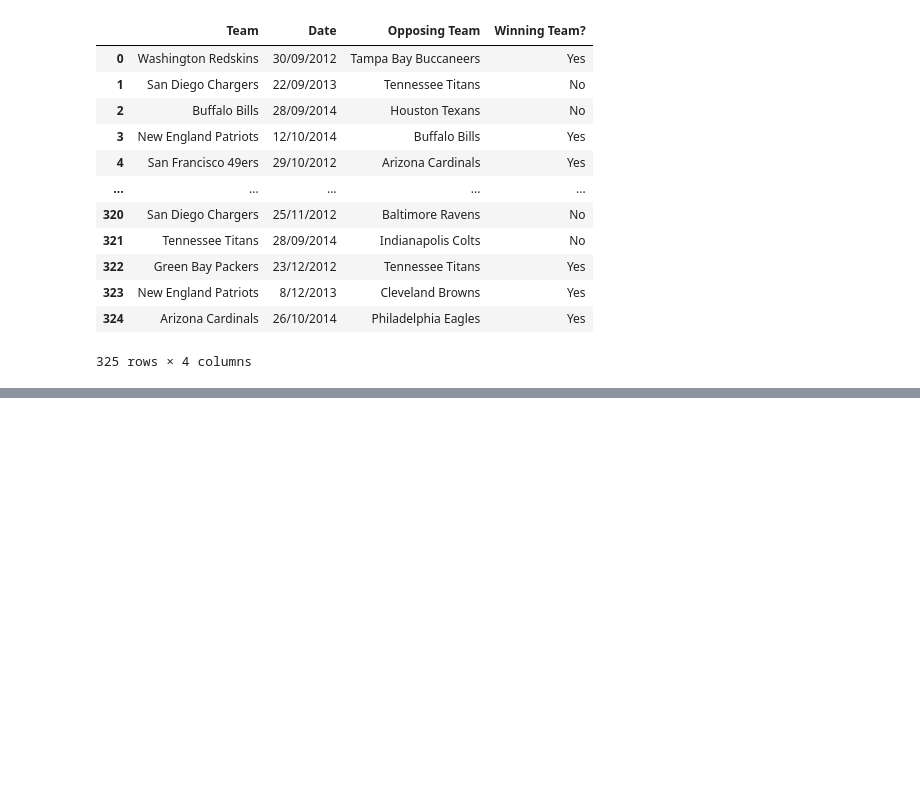
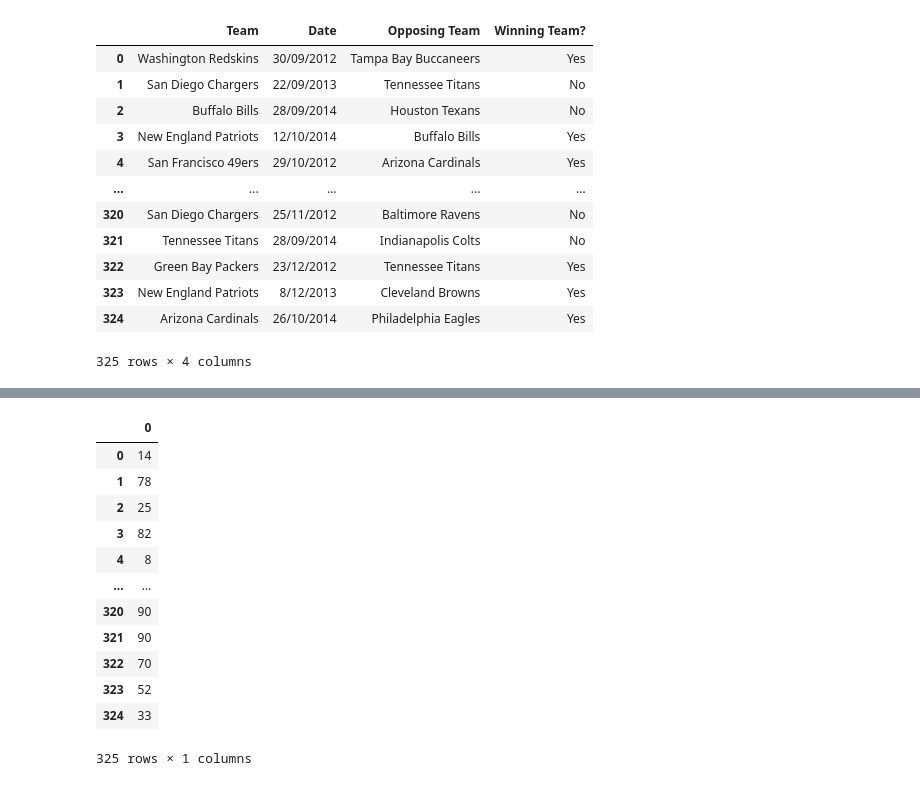
Before and after one commit to DunieCarrasco/nfl_concussion_analysis, a Jupyter notebook: games_missed.ipynb, the cells around one changed output, grey strips where cells are left out. Saved outputs shown, nothing was run; the diff lists cells and outputs as text; code cells hidden in the pictures; blank space fills up the shorter version.

```diff
--- a/games_missed.ipynb
+++ b/games_missed.ipynb
@@ -251,0 +304,18 @@ team_success_concussion
+# %%
+play_after_injury= table_2012_2014["Play Time After Injury"].str.split(' ', expand=True)
+play_after_injury=pd.DataFrame(play_after_injury[0])
+play_after_injury
+# %% [output]
+|  | 0 |
+| 0 | 14 |
+| 1 | 78 |
+| 2 | 25 |
+| 3 | 82 |
+| 4 | 8 |
+| ... | ... |
+| 320 | 90 |
+| 321 | 90 |
+| 322 | 70 |
+| 323 | 52 |
+| 324 | 33 |
+325 rows × 1 columns
```
Also changed, not shown: parts of 27 cells of this notebook.
